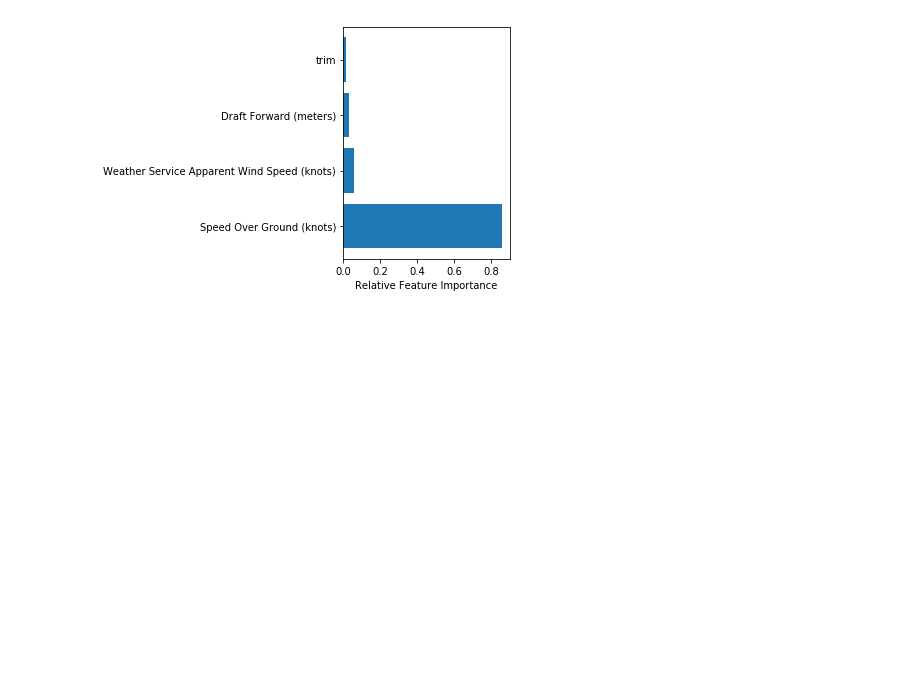
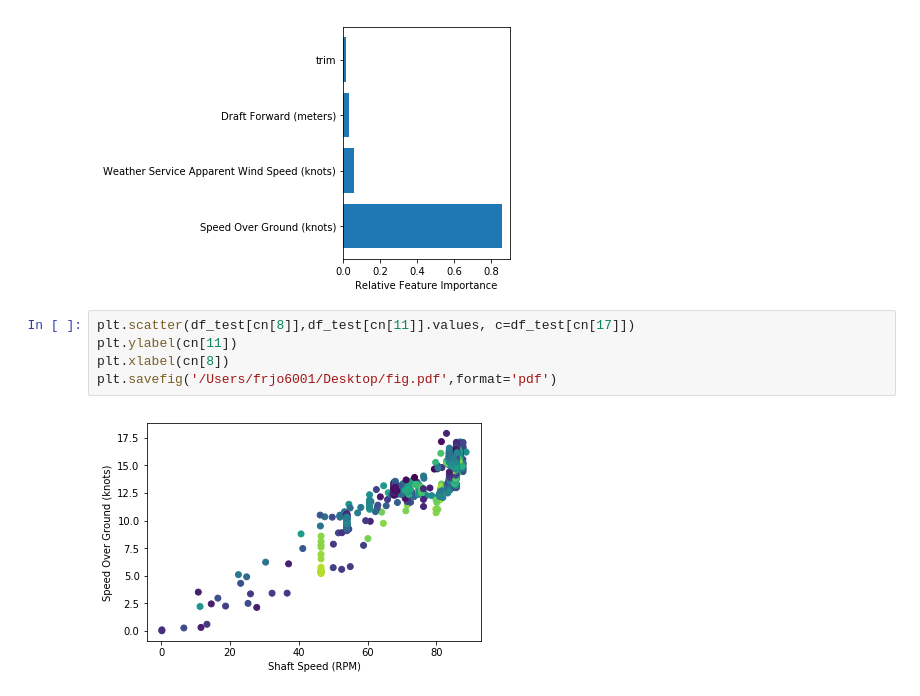
Before and after one commit to jfried23/ship, a Jupyter notebook: speed model.ipynb, the cells around one changed output. Drawn from its saved outputs; the diff is of its cells as text; blank space fills up the shorter version.

```diff
--- a/speed model.ipynb
+++ b/speed model.ipynb
@@ -215,3 +215,10 @@ plt.tight_layout()
 plt.savefig('/Users/frjo6001/Desktop/t.pdf',format='pdf')
 # %% [output]
 [figure]
+# %%
+plt.scatter(df_test[cn[8]],df_test[cn[11]].values, c=df_test[cn[17]])
+plt.ylabel(cn[11])
+plt.xlabel(cn[8])
+plt.savefig('/Users/frjo6001/Desktop/fig.pdf',format='pdf')
+# %% [output]
+[figure, added]
```
Also changed, not shown: parts of 8 cells of this notebook, 1 other file.
